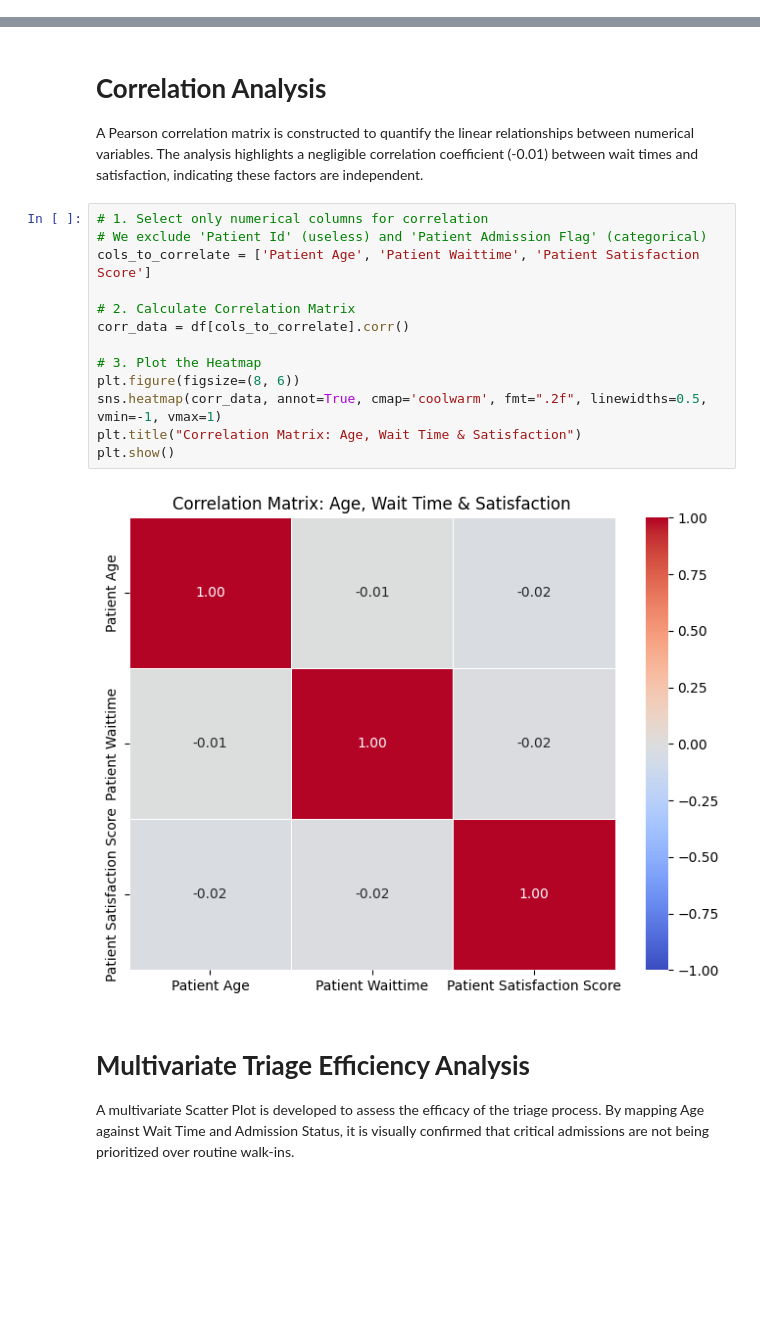
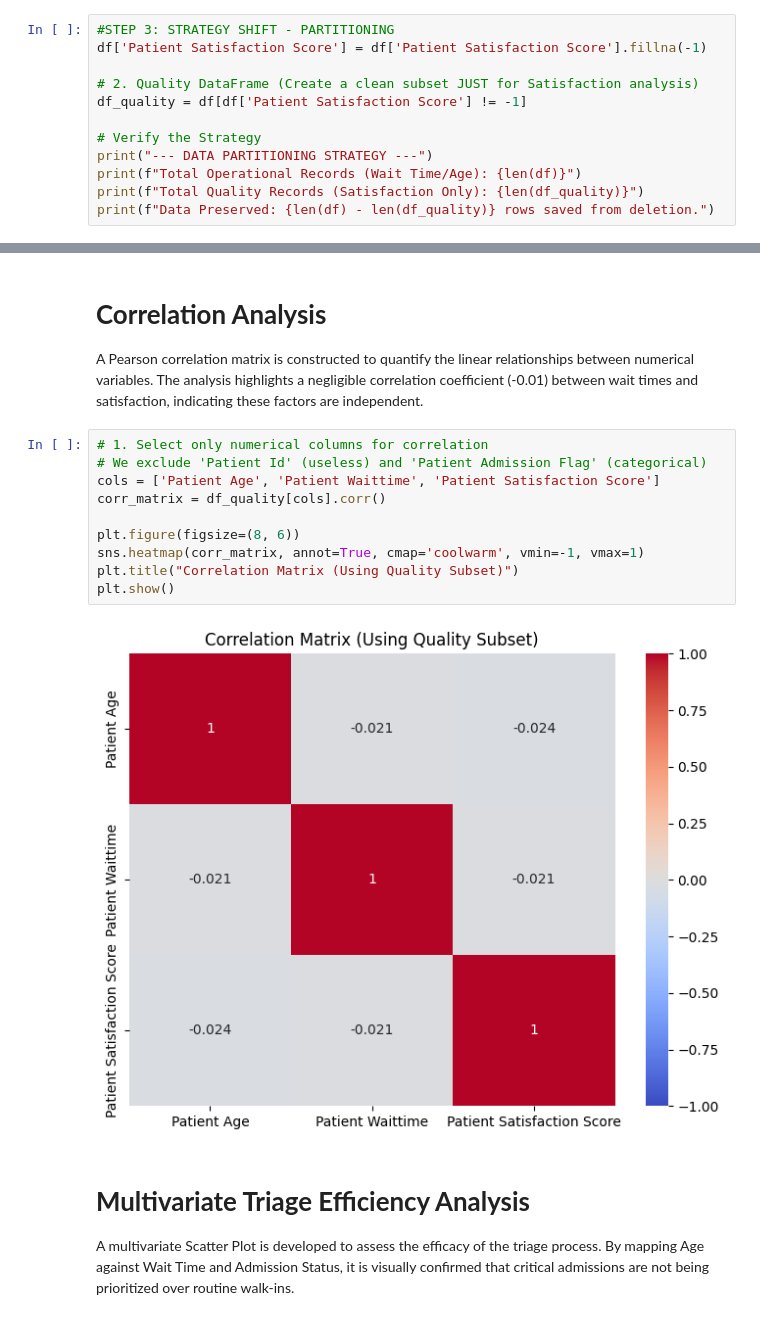
Before and after one commit to PrashVenga/AMLDM, a Jupyter notebook: Healthcare_Analysis(1).ipynb, the cells around one changed output, grey strips where cells are left out. Cells and saved outputs as stored; diff of their text form; blank space fills up the shorter version.

```diff
--- a/Healthcare_Analysis(1).ipynb
+++ b/Healthcare_Analysis(1).ipynb
@@ -91,0 +76,12 @@ Remaining Missing Scores: 0
+# %%
+#STEP 3: STRATEGY SHIFT - PARTITIONING
+df['Patient Satisfaction Score'] = df['Patient Satisfaction Score'].fillna(-1)
+
+# 2. Quality DataFrame (Create a clean subset JUST for Satisfaction analysis)
+df_quality = df[df['Patient Satisfaction Score'] != -1]
+
+# Verify the Strategy
+print("--- DATA PARTITIONING STRATEGY ---")
+print(f"Total Operational Records (Wait Time/Age): {len(df)}")
+print(f"Total Quality Records (Satisfaction Only): {len(df_quality)}")
+print(f"Data Preserved: {len(df) - len(df_quality)} rows saved from deletion.")
@@ -252,18 +261,15 @@ A Pearson correlation matrix is constructed to quantify the linear relationships
 # %%
 # 1. Select only numerical columns for correlation
 # We exclude 'Patient Id' (useless) and 'Patient Admission Flag' (categorical)
-cols_to_correlate = ['Patient Age', 'Patient Waittime', 'Patient Satisfaction Score']
+cols = ['Patient Age', 'Patient Waittime', 'Patient Satisfaction Score']
+corr_matrix = df_quality[cols].corr()
 
-# 2. Calculate Correlation Matrix
-corr_data = df[cols_to_correlate].corr()
-
-# 3. Plot the Heatmap
 plt.figure(figsize=(8, 6))
-sns.heatmap(corr_data, annot=True, cmap='coolwarm', fmt=".2f", linewidths=0.5, vmin=-1, vmax=1)
-plt.title("Correlation Matrix: Age, Wait Time & Satisfaction")
+sns.heatmap(corr_matrix, annot=True, cmap='coolwarm', vmin=-1, vmax=1)
+plt.title("Correlation Matrix (Using Quality Subset)")
 plt.show()
 # %% [output]
-[figure, old version]
+[figure, new version]
 # %% [markdown]
 # **Multivariate Triage Efficiency Analysis**
 A multivariate Scatter Plot is developed to assess the efficacy of the triage process. By mapping Age against Wait Time and Admission Status, it is visually confirmed that critical admissions are not being prioritized over routine walk-ins.
```
Also changed, not shown: parts of 8 cells of this notebook.
